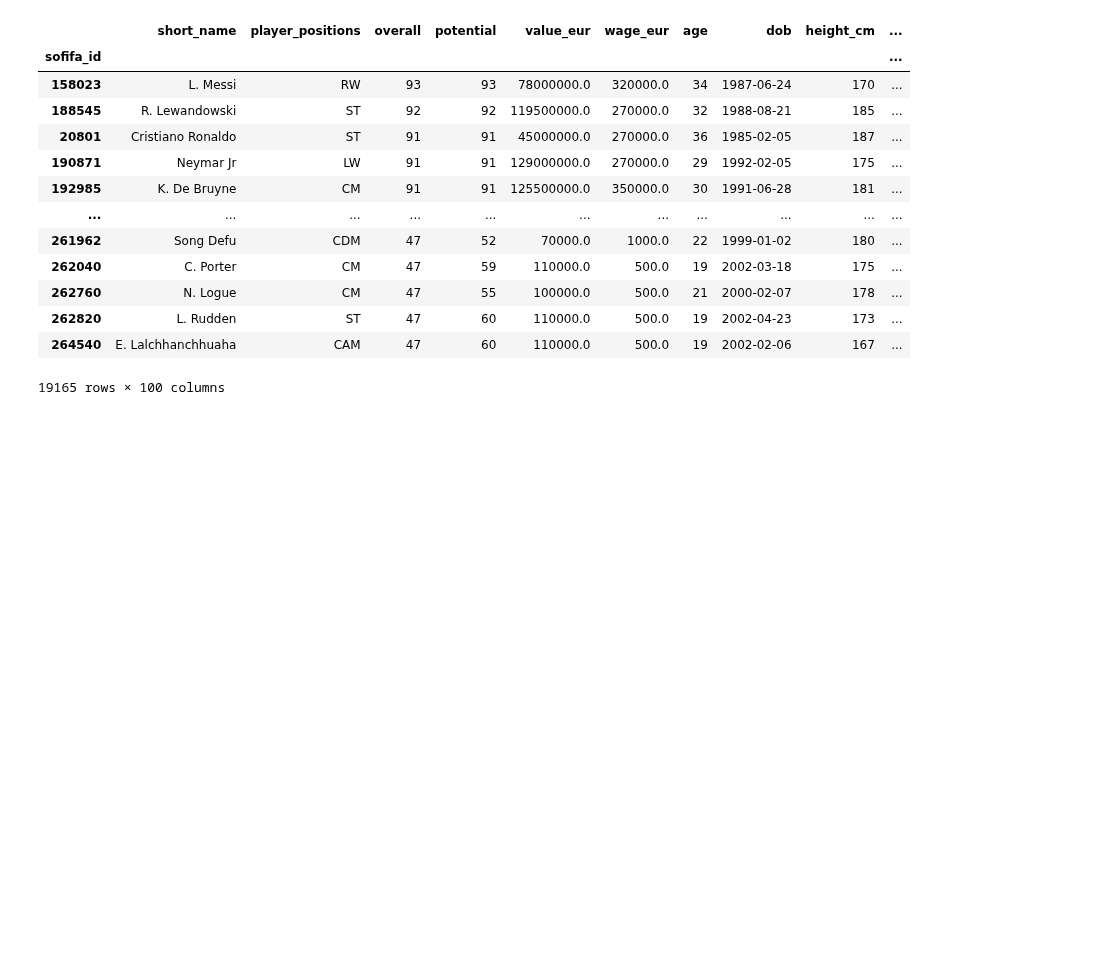
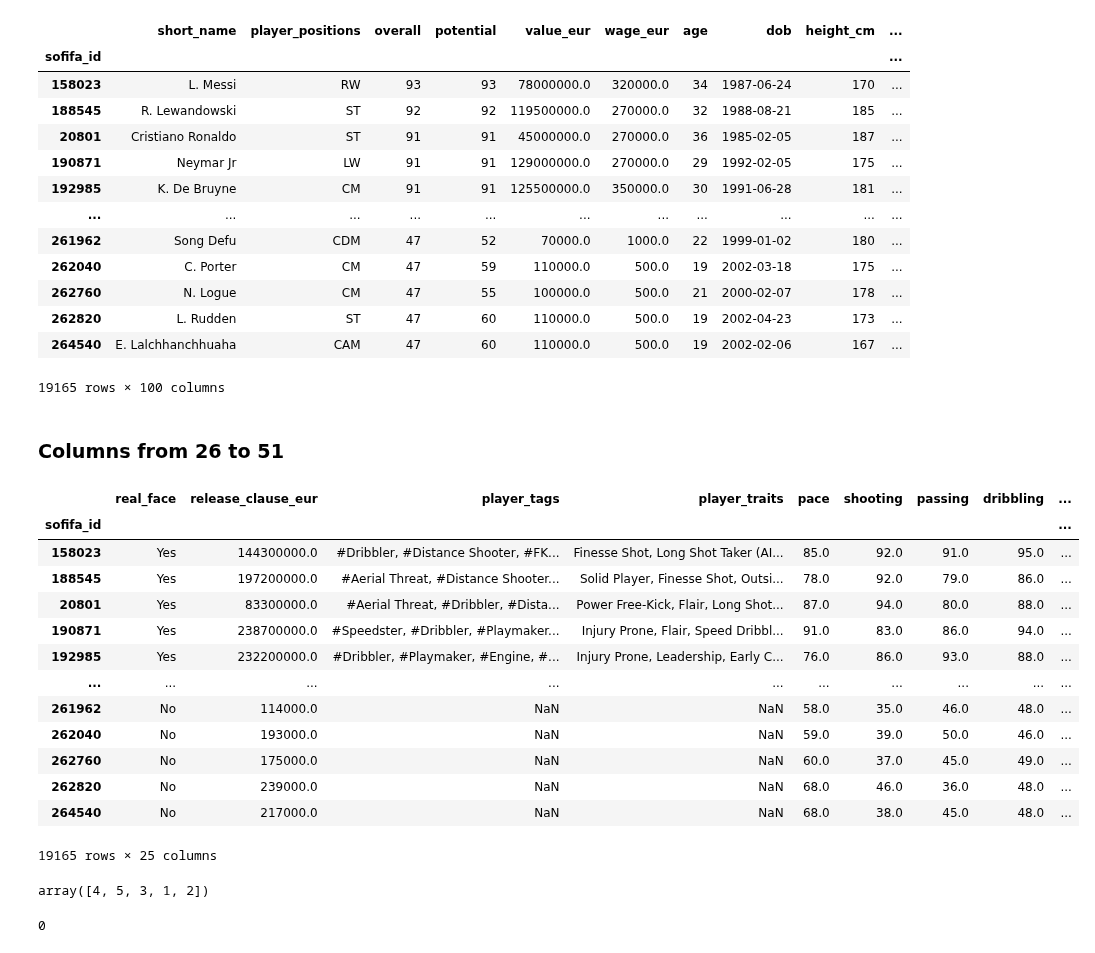
Before and after one commit to ironhack-bcn-data-pt/PR06-Machine-Learning-Group-Project, a Jupyter notebook: Project_06.ipynb, the cells around one changed output. Cells and saved outputs as stored; diff of their text form; code cells hidden in the pictures; blank space fills up the shorter version.

Commit message:
Columns_Kseniya

```diff
--- a/Project_06.ipynb
+++ b/Project_06.ipynb
@@ -1108,3 +1108,31 @@ male_df
 | 262820 | L. Rudden | ST | 47 | 60 | 110000.0 | 500.0 | 19 | 2002-04-23 | 173 | ... |
 | 264540 | E. Lalchhanchhuaha | CAM | 47 | 60 | 110000.0 | 500.0 | 19 | 2002-02-06 | 167 | ... |
 19165 rows × 100 columns
+# %% [markdown]
+### Columns from 26 to 51
+# %%
+male_df.iloc[:,26:51]
+# %% [output]
+|  | real_face | release_clause_eur | player_tags | player_traits | pace | shooting | passing | dribbling | ... |
+| sofifa_id |  |  |  |  |  |  |  |  | ... |
+| 158023 | Yes | 144300000.0 | #Dribbler, #Distance Shooter, #FK... | Finesse Shot, Long Shot Taker (AI... | 85.0 | 92.0 | 91.0 | 95.0 | ... |
+| 188545 | Yes | 197200000.0 | #Aerial Threat, #Distance Shooter... | Solid Player, Finesse Shot, Outsi... | 78.0 | 92.0 | 79.0 | 86.0 | ... |
+| 20801 | Yes | 83300000.0 | #Aerial Threat, #Dribbler, #Dista... | Power Free-Kick, Flair, Long Shot... | 87.0 | 94.0 | 80.0 | 88.0 | ... |
+| 190871 | Yes | 238700000.0 | #Speedster, #Dribbler, #Playmaker... | Injury Prone, Flair, Speed Dribbl... | 91.0 | 83.0 | 86.0 | 94.0 | ... |
+| 192985 | Yes | 232200000.0 | #Dribbler, #Playmaker, #Engine, #... | Injury Prone, Leadership, Early C... | 76.0 | 86.0 | 93.0 | 88.0 | ... |
+| ... | ... | ... | ... | ... | ... | ... | ... | ... | ... |
+| 261962 | No | 114000.0 | NaN | NaN | 58.0 | 35.0 | 46.0 | 48.0 | ... |
+| 262040 | No | 193000.0 | NaN | NaN | 59.0 | 39.0 | 50.0 | 46.0 | ... |
+| 262760 | No | 175000.0 | NaN | NaN | 60.0 | 37.0 | 45.0 | 49.0 | ... |
+| 262820 | No | 239000.0 | NaN | NaN | 68.0 | 46.0 | 36.0 | 48.0 | ... |
+| 264540 | No | 217000.0 | NaN | NaN | 68.0 | 38.0 | 45.0 | 48.0 | ... |
+19165 rows × 25 columns
+# %%
+# column 26: 'weak_foot' (player weak foot attribute)
+male_df['weak_foot'].unique()
+# %% [output]
+array([4, 5, 3, 1, 2])
+# %%
+male_df['weak_foot'].isna().sum()
+# %% [output]
+0
```
Also changed, not shown: parts of 47 cells of this notebook.
